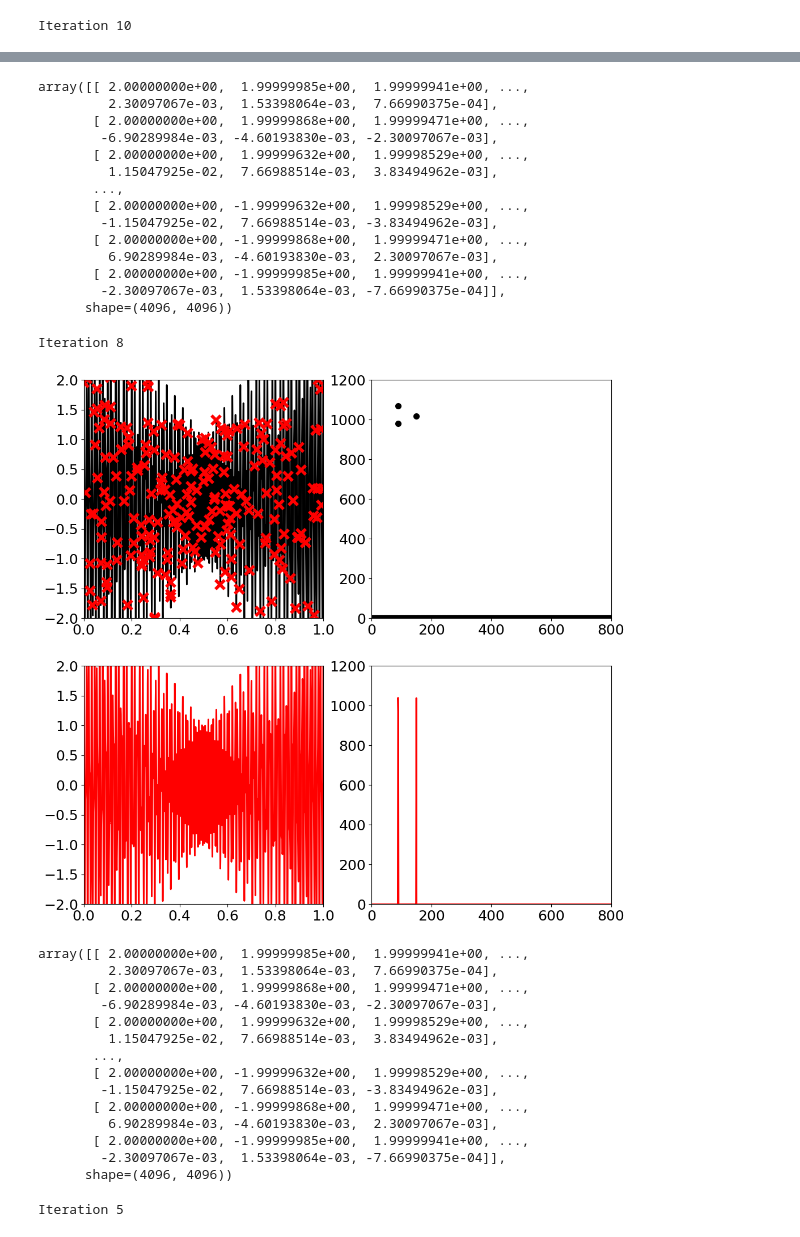
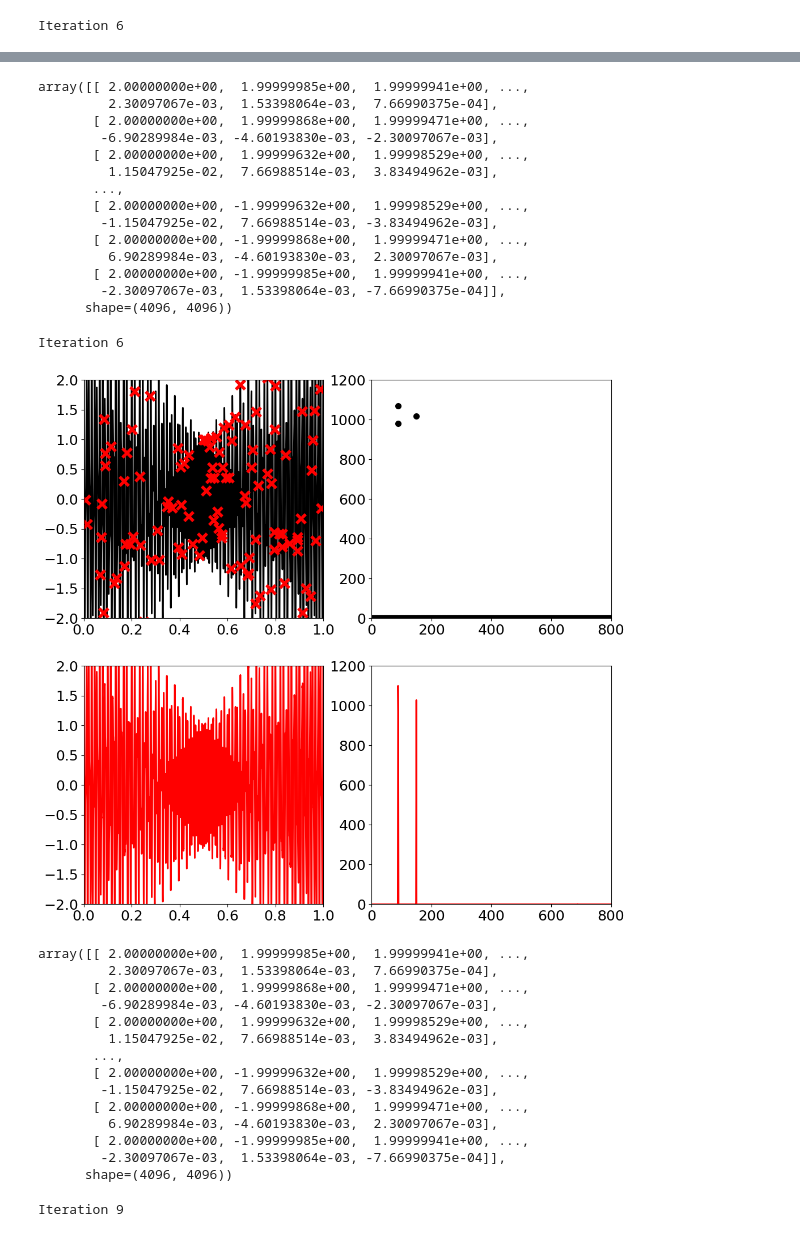
Before and after one commit to LorenzoJoquino/Physics215Project_CompSensGroup, a Jupyter notebook: notebooks/AddingSineWavesCompression.ipynb, the cells around one changed output, grey strips where cells are left out. Cells and saved outputs as stored; diff of their text form; code cells hidden in the pictures.

```diff
--- a/notebooks/AddingSineWavesCompression.ipynb
+++ b/notebooks/AddingSineWavesCompression.ipynb
@@ -53,7 +53,7 @@ plt.rcParams.update({'font.size': 18})
 
 n = 4096 # points in high resolution signal
 t = np.linspace(0,1,n)
-p = 256 # num. random samples, p = n/32
+p = 128 # num. random samples, p = n/32
 perm = np.floor(np.random.rand(p) * n).astype(int)
 
 
@@ -138,4 +138,4 @@ array([[ 2.00000000e+00,  1.99999985e+00,  1.99999941e+00, ...,
        [ 2.00000000e+00, -1.99999985e+00,  1.99999941e+00, ...,
         -2.30097067e-03,  1.53398064e-03, -7.66990375e-04]],
       shape=(4096, 4096))
-Iteration 10
+Iteration 6
@@ -143,19 +143,19 @@ Iteration 10
 array([[ 2.00000000e+00,  1.99999985e+00,  1.99999941e+00, ...,
          2.30097067e-03,  1.53398064e-03,  7.66990375e-04],
        [ 2.00000000e+00,  1.99999868e+00,  1.99999471e+00, ...,
         -6.90289984e-03, -4.60193830e-03, -2.30097067e-03],
        [ 2.00000000e+00,  1.99999632e+00,  1.99998529e+00, ...,
          1.15047925e-02,  7.66988514e-03,  3.83494962e-03],
        ...,
        [ 2.00000000e+00, -1.99999632e+00,  1.99998529e+00, ...,
         -1.15047925e-02,  7.66988514e-03, -3.83494962e-03],
        [ 2.00000000e+00, -1.99999868e+00,  1.99999471e+00, ...,
          6.90289984e-03, -4.60193830e-03,  2.30097067e-03],
        [ 2.00000000e+00, -1.99999985e+00,  1.99999941e+00, ...,
         -2.30097067e-03,  1.53398064e-03, -7.66990375e-04]],
       shape=(4096, 4096))
-Iteration 8
+Iteration 6
-[figure, old version]
+[figure, new version]
 array([[ 2.00000000e+00,  1.99999985e+00,  1.99999941e+00, ...,
          2.30097067e-03,  1.53398064e-03,  7.66990375e-04],
        [ 2.00000000e+00,  1.99999868e+00,  1.99999471e+00, ...,
@@ -170,4 +170,4 @@ array([[ 2.00000000e+00,  1.99999985e+00,  1.99999941e+00, ...,
        [ 2.00000000e+00, -1.99999985e+00,  1.99999941e+00, ...,
         -2.30097067e-03,  1.53398064e-03, -7.66990375e-04]],
       shape=(4096, 4096))
-Iteration 5
+Iteration 9
```
Also changed, not shown: parts of 1 cell of this notebook, 2 other files.
